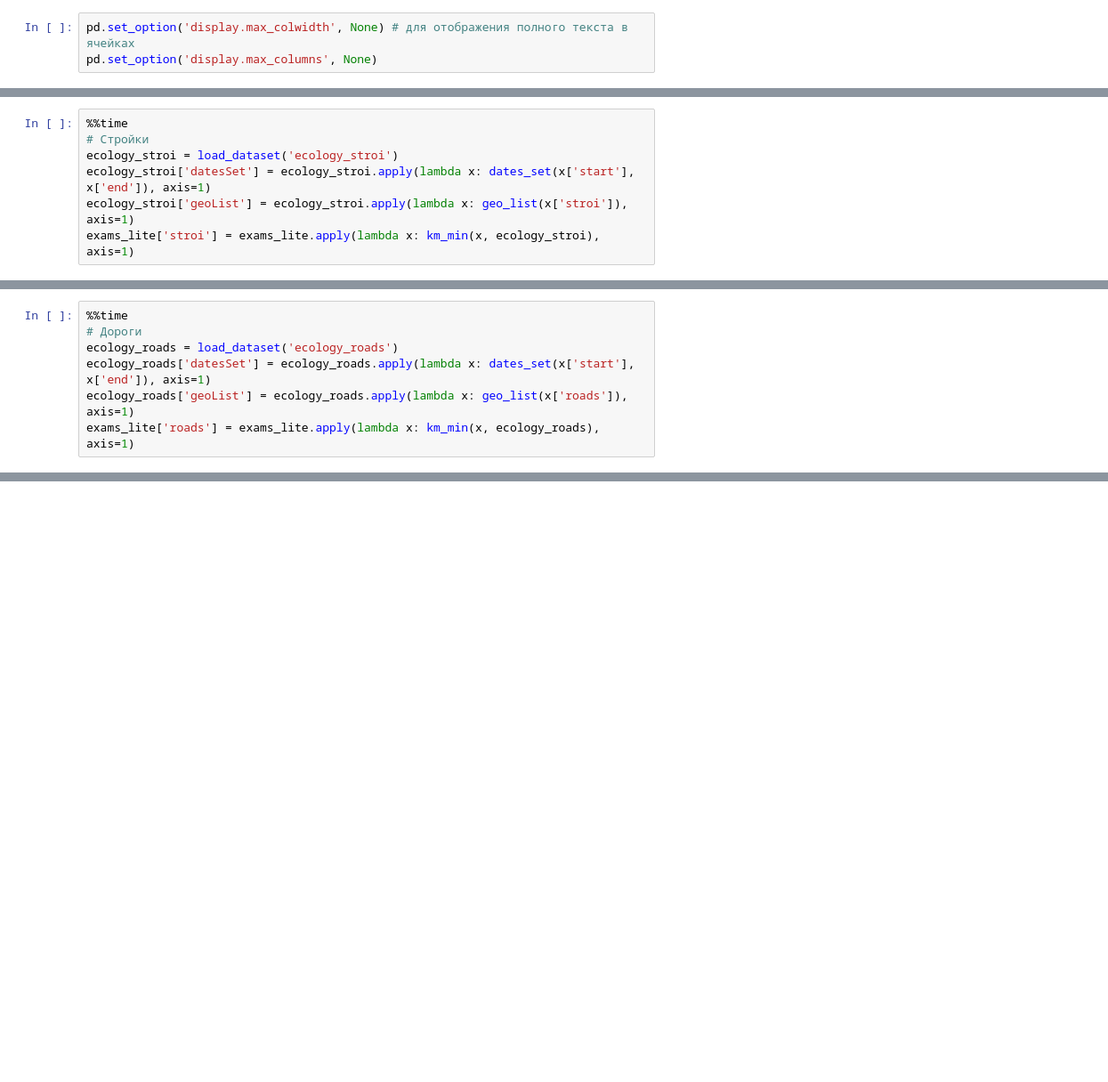
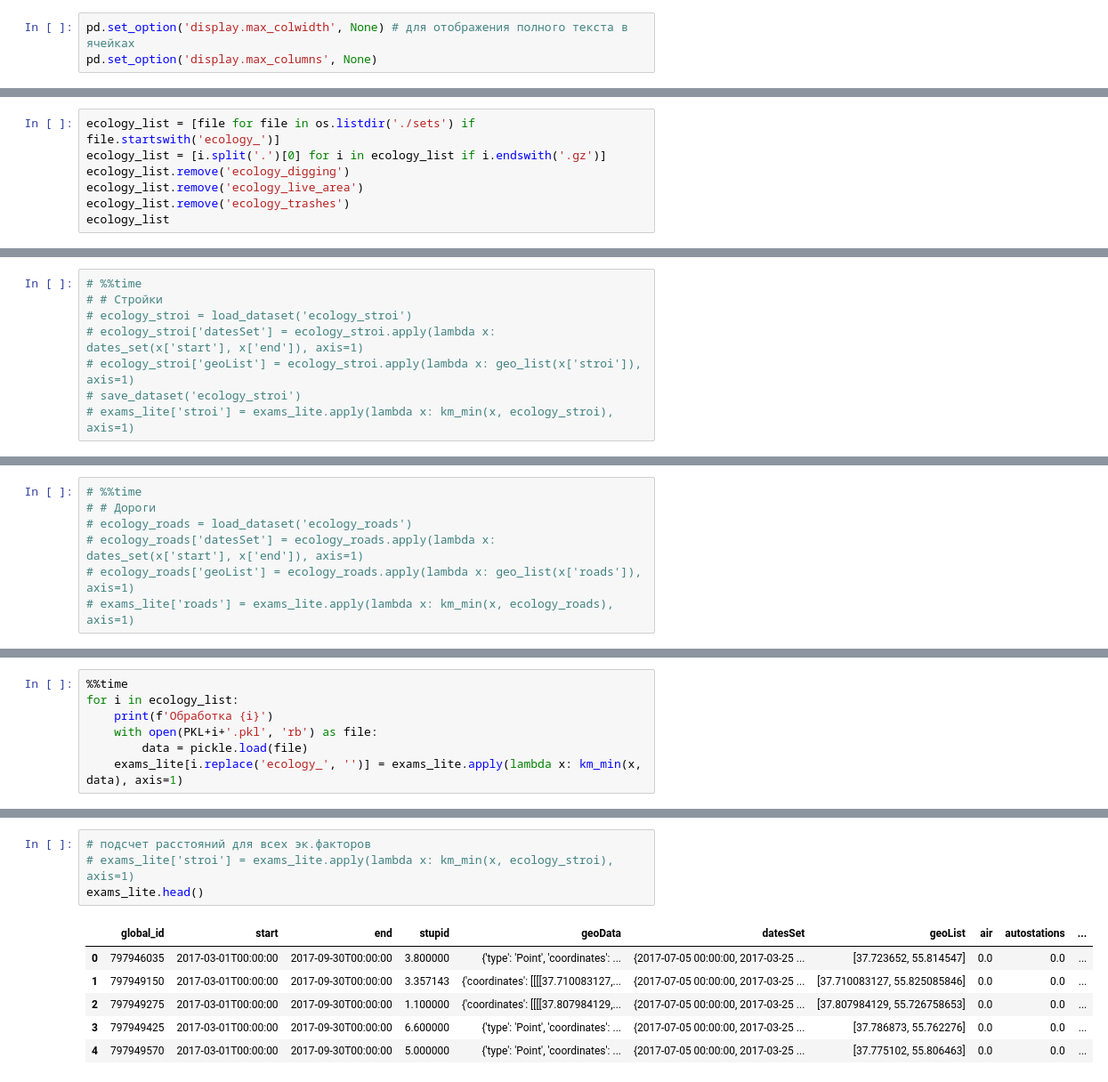
Before and after one commit to allseenn/dipai, a Jupyter notebook: 05.ipynb, the cells around one changed output, grey strips where cells are left out. Shown at 89% size. Saved outputs shown, nothing was run; the diff lists cells and outputs as text; blank space fills up the shorter version.

Commit message:
exams_ecology.csv

```diff
--- a/05.ipynb
+++ b/05.ipynb
@@ -119,0 +128,7 @@ Wall time: 5.83 s
+# %%
+ecology_list = [file for file in os.listdir('./sets') if file.startswith('ecology_')]
+ecology_list = [i.split('.')[0] for i in ecology_list if i.endswith('.gz')]
+ecology_list.remove('ecology_digging')
+ecology_list.remove('ecology_live_area')
+ecology_list.remove('ecology_trashes')
+ecology_list
@@ -120,7 +185,8 @@ Wall time: 5.83 s
 # %%
-%%time
-# Стройки
-ecology_stroi = load_dataset('ecology_stroi')
-ecology_stroi['datesSet'] = ecology_stroi.apply(lambda x: dates_set(x['start'], x['end']), axis=1)
-ecology_stroi['geoList'] = ecology_stroi.apply(lambda x: geo_list(x['stroi']), axis=1)
-exams_lite['stroi'] = exams_lite.apply(lambda x: km_min(x, ecology_stroi), axis=1)
+# %%time
+# # Стройки
+# ecology_stroi = load_dataset('ecology_stroi')
+# ecology_stroi['datesSet'] = ecology_stroi.apply(lambda x: dates_set(x['start'], x['end']), axis=1)
+# ecology_stroi['geoList'] = ecology_stroi.apply(lambda x: geo_list(x['stroi']), axis=1)
+# save_dataset('ecology_stroi')
+# exams_lite['stroi'] = exams_lite.apply(lambda x: km_min(x, ecology_stroi), axis=1)
@@ -130,7 +193,7 @@ Wall time: 9min 19s
 # %%
-%%time
-# Дороги
-ecology_roads = load_dataset('ecology_roads')
-ecology_roads['datesSet'] = ecology_roads.apply(lambda x: dates_set(x['start'], x['end']), axis=1)
-ecology_roads['geoList'] = ecology_roads.apply(lambda x: geo_list(x['roads']), axis=1)
-exams_lite['roads'] = exams_lite.apply(lambda x: km_min(x, ecology_roads), axis=1)
+# %%time
+# # Дороги
+# ecology_roads = load_dataset('ecology_roads')
+# ecology_roads['datesSet'] = ecology_roads.apply(lambda x: dates_set(x['start'], x['end']), axis=1)
+# ecology_roads['geoList'] = ecology_roads.apply(lambda x: geo_list(x['roads']), axis=1)
+# exams_lite['roads'] = exams_lite.apply(lambda x: km_min(x, ecology_roads), axis=1)
@@ -139,0 +200,7 @@ Wall time: 20min 6s
+# %%
+%%time
+for i in ecology_list:
+    print(f'Обработка {i}')
+    with open(PKL+i+'.pkl', 'rb') as file:
+        data = pickle.load(file)
+    exams_lite[i.replace('ecology_', '')] = exams_lite.apply(lambda x: km_min(x, data), axis=1)
@@ -140 +228,12 @@ Wall time: 20min 6s
+# %%
+# подсчет расстояний для всех эк.факторов
+# exams_lite['stroi'] = exams_lite.apply(lambda x: km_min(x, ecology_stroi), axis=1)
+exams_lite.head()
+# %% [output]
+|  | global_id | start | end | stupid | geoData | datesSet | geoList | air | autostations | ... |
+| 0 | 797946035 | 2017-03-01T00:00:00 | 2017-09-30T00:00:00 | 3.800000 | {'type': 'Point', 'coordinates': ... | {2017-07-05 00:00:00, 2017-03-25 ... | [37.723652, 55.814547] | 0.0 | 0.0 | ... |
+| 1 | 797949150 | 2017-03-01T00:00:00 | 2017-09-30T00:00:00 | 3.357143 | {'coordinates': [[[[37.710083127,... | {2017-07-05 00:00:00, 2017-03-25 ... | [37.710083127, 55.825085846] | 0.0 | 0.0 | ... |
+| 2 | 797949275 | 2017-03-01T00:00:00 | 2017-09-30T00:00:00 | 1.100000 | {'coordinates': [[[[37.807984129,... | {2017-07-05 00:00:00, 2017-03-25 ... | [37.807984129, 55.726758653] | 0.0 | 0.0 | ... |
+| 3 | 797949425 | 2017-03-01T00:00:00 | 2017-09-30T00:00:00 | 6.600000 | {'type': 'Point', 'coordinates': ... | {2017-07-05 00:00:00, 2017-03-25 ... | [37.786873, 55.762276] | 0.0 | 0.0 | ... |
+| 4 | 797949570 | 2017-03-01T00:00:00 | 2017-09-30T00:00:00 | 5.000000 | {'type': 'Point', 'coordinates': ... | {2017-07-05 00:00:00, 2017-03-25 ... | [37.775102, 55.806463] | 0.0 | 0.0 | ... |
 # %%
```
Also changed, not shown: parts of 10 cells of this notebook, 42 other files.
